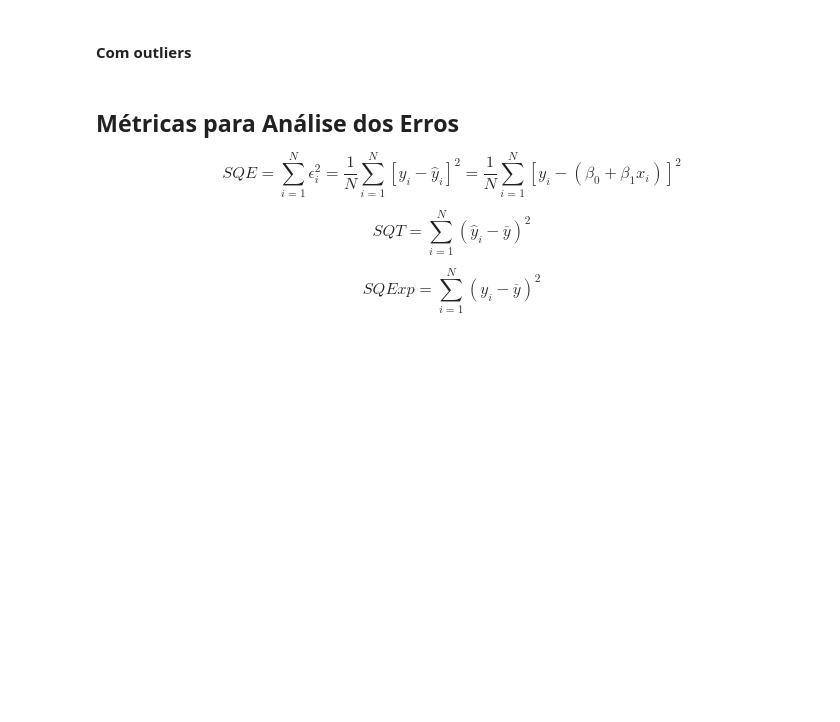
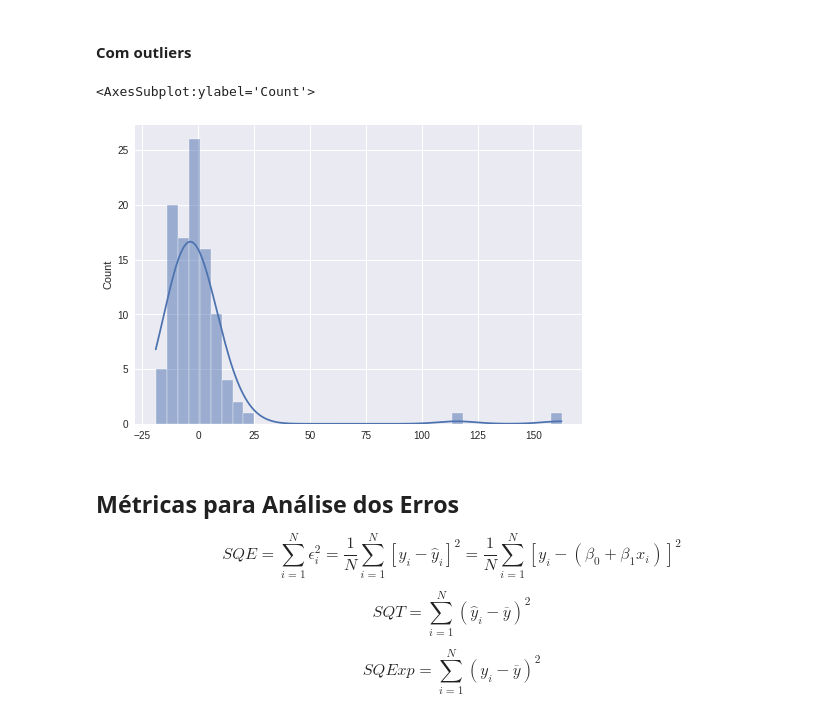
Before and after one commit to walisson-silva-ada/827-data-science, a Jupyter notebook: 02. Regressão Linear/2.1. Regressão Linear Simples.ipynb, the cells around one changed output. Cells and saved outputs as stored; diff of their text form; code cells hidden in the pictures; blank space fills up the shorter version.

```diff
--- a/02. Regressão Linear/2.1. Regressão Linear Simples.ipynb
+++ b/02. Regressão Linear/2.1. Regressão Linear Simples.ipynb
@@ -681,5 +699,10 @@ plt.scatter(y, residuos)
 # %% [markdown]
 #### Com outliers
+# %%
+sns.histplot(residuos_outliers, kde=True)
+# %% [output]
+<AxesSubplot:ylabel='Count'>
+[figure, added]
 # %% [markdown]
 ## Métricas para Análise dos Erros
 
```
Also changed, not shown: parts of 39 cells of this notebook.
